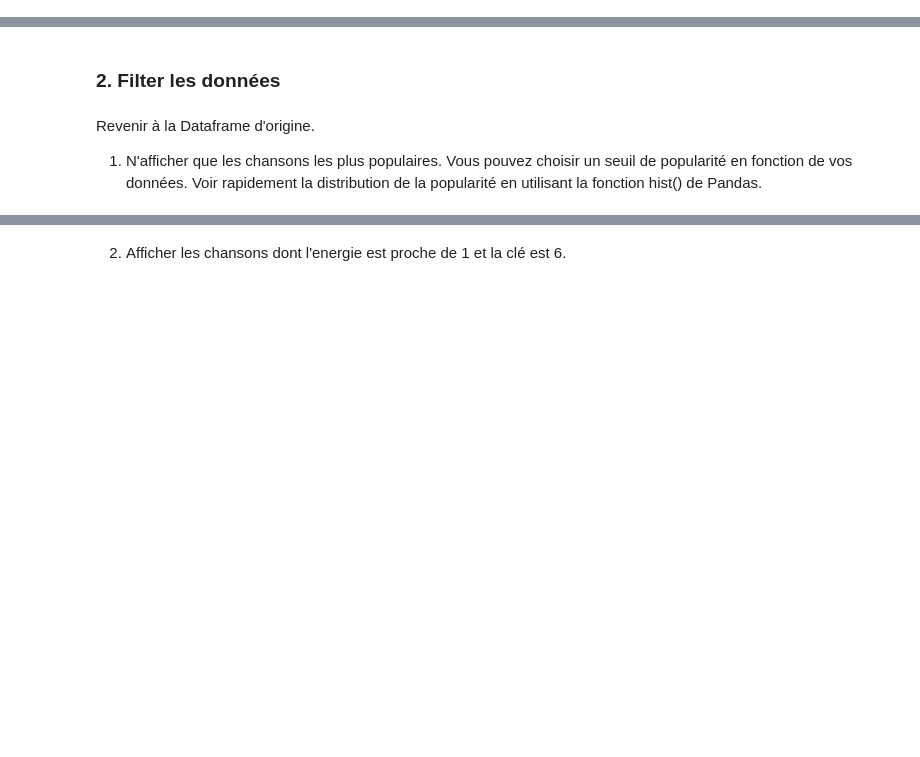
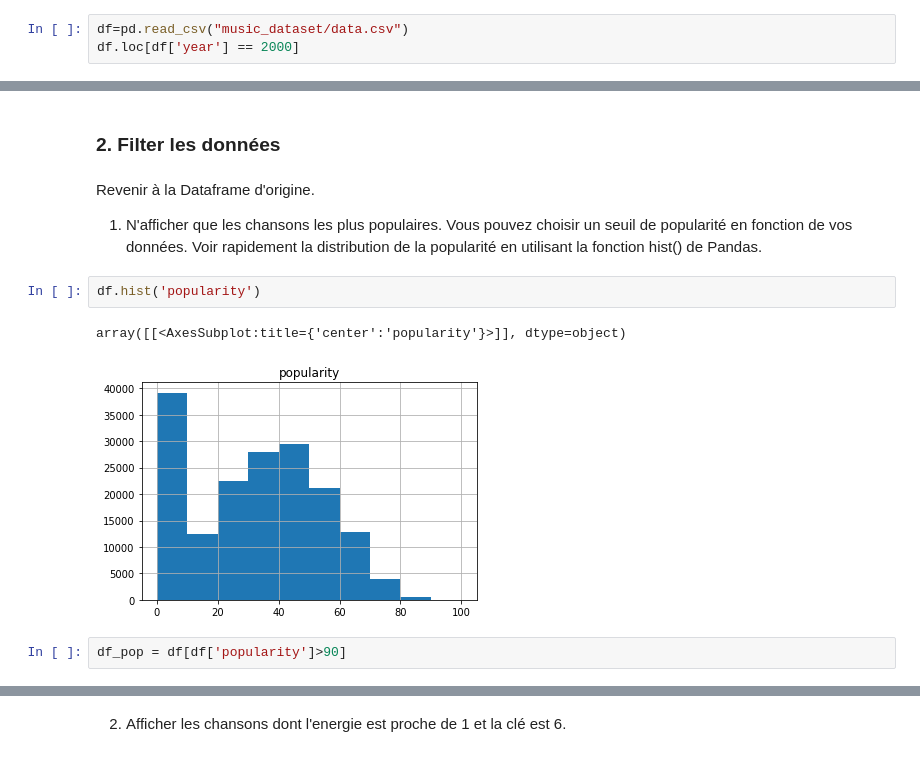
Before and after one commit to TahaBeno/Lab1_pandas, a Jupyter notebook: Lab1_pandas.ipynb, the cells around one changed output, grey strips where cells are left out. Drawn from its saved outputs; the diff is of its cells as text; blank space fills up the shorter version.

```diff
--- a/Lab1_pandas.ipynb
+++ b/Lab1_pandas.ipynb
@@ -271,3 +271,6 @@ Pandas fournit une panoplie de fonctions permettant de selectionner, filtrer, or
 ### 1. Selectionner les données:
 # %% [markdown]
 1. Afficher les pistes publiée l'année de votre naissance.
+# %%
+df=pd.read_csv("music_dataset/data.csv")
+df.loc[df['year'] == 2000]
@@ -285,3 +360,10 @@ Pandas fournit une panoplie de fonctions permettant de selectionner, filtrer, or
 Revenir à la Dataframe d'origine.
 
 1. N'afficher que les chansons les plus populaires. Vous pouvez choisir un seuil de popularité en fonction de vos données. Voir rapidement la distribution de la popularité en utilisant la fonction hist() de Pandas.
+# %%
+df.hist('popularity')
+# %% [output]
+array([[<AxesSubplot:title={'center':'popularity'}>]], dtype=object)
+[figure, added]
+# %%
+df_pop = df[df['popularity']>90]
```
Also changed, not shown: parts of 16 cells of this notebook.
